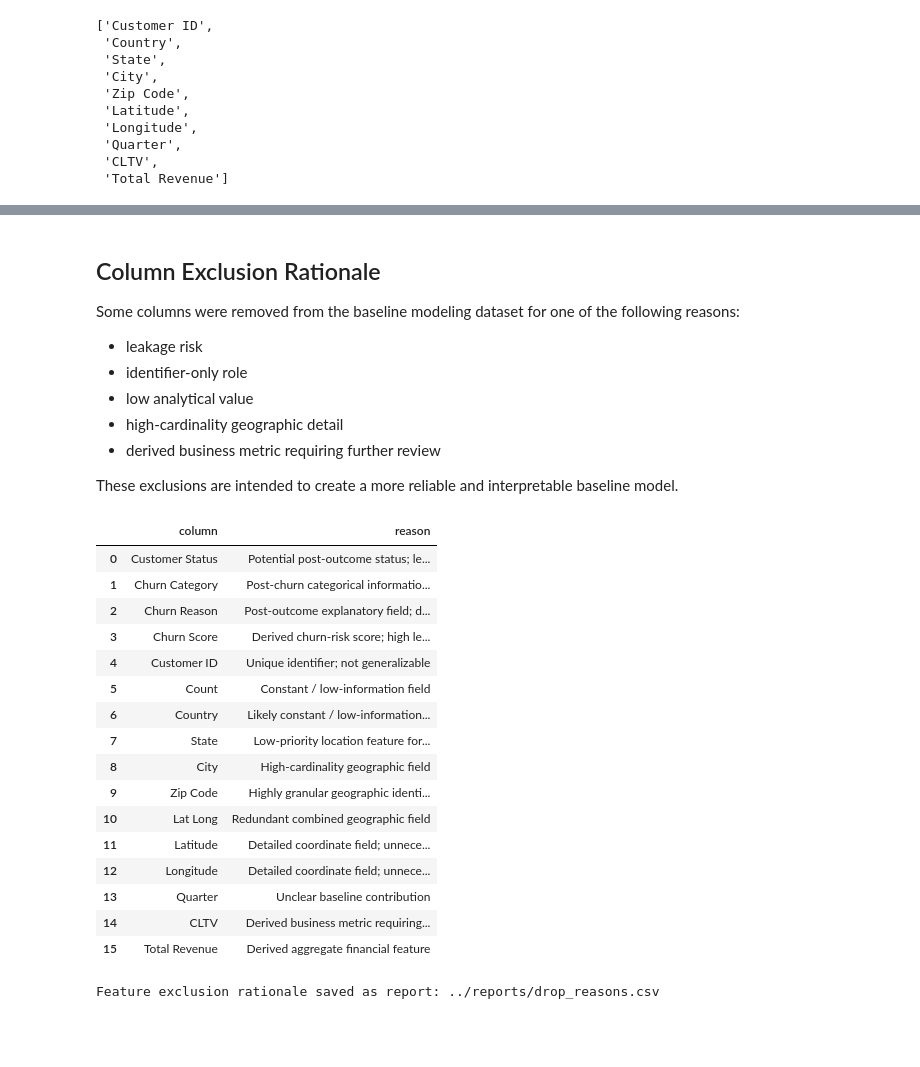
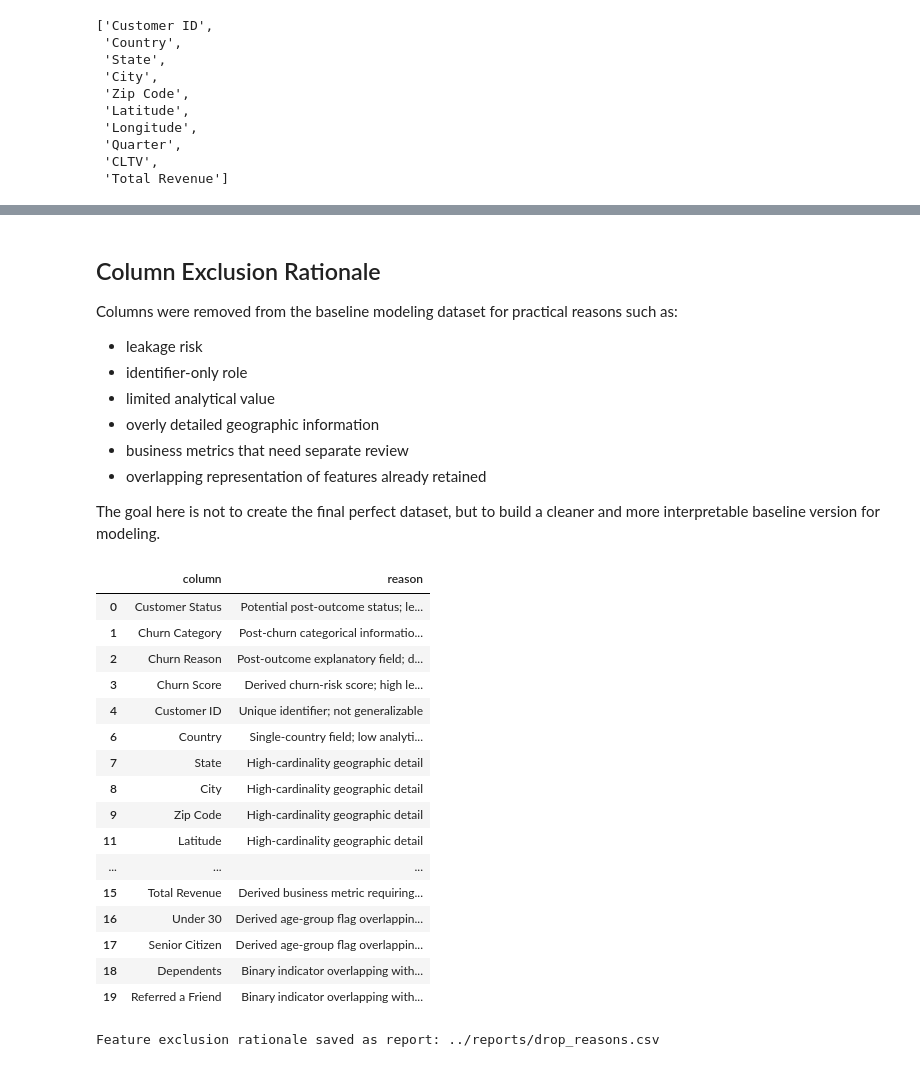
Before and after one commit to GulsaraMirzayeva/telco-churn-capstone, a Jupyter notebook: notebooks/04_preprocessing_and_feature_decisions.ipynb, the cells around one changed output, grey strips where cells are left out. Saved outputs shown, nothing was run; the diff lists cells and outputs as text; code cells hidden in the pictures; blank space fills up the shorter version.

Commit message:
update preprocessing notes and refine baseline feature selection

```diff
--- a/notebooks/04_preprocessing_and_feature_decisions.ipynb
+++ b/notebooks/04_preprocessing_and_feature_decisions.ipynb
@@ -127,0 +166,7 @@ model_df[object_cols] = model_df[object_cols].replace(r"^\s*$", np.nan, regex=Tr
+# %%
+if {"Internet Service", "Internet Type"}.issubset(model_df.columns):
+    no_internet_mask = model_df["Internet Service"].eq("No") & model_df["Internet Type"].isna()
+    model_df.loc[no_internet_mask, "Internet Type"] = "No Internet"
+
+if "Internet Type" in model_df.columns:
+    model_df["Internet Type"] = model_df["Internet Type"].fillna("Missing")
@@ -127,0 +205,3 @@ model_df[object_cols] = model_df[object_cols].replace(r"^\s*$", np.nan, regex=Tr
+# %%
+if "Offer" in model_df.columns:
+    model_df["Offer"] = model_df["Offer"].fillna("No Offer")
@@ -198,15 +368,16 @@ Target-related leakage columns and selected review columns are excluded from the
 # %% [markdown]
 ## Column Exclusion Rationale
 
-Some columns were removed from the baseline modeling dataset for one of the following reasons:
+Columns were removed from the baseline modeling dataset for practical reasons such as:
 
 - leakage risk
 - identifier-only role
-- low analytical value
-- high-cardinality geographic detail
-- derived business metric requiring further review
+- limited analytical value
+- overly detailed geographic information
+- business metrics that need separate review
+- overlapping representation of features already retained
 
-These exclusions are intended to create a more reliable and interpretable baseline model.
+The goal here is not to create the final perfect dataset, but to build a cleaner and more interpretable baseline version for modeling.
 # %%
 drop_reasons = pd.DataFrame({
     "column": [
@@ -216,56 +387,65 @@ drop_reasons = pd.DataFrame({
         "Churn Score",
         "Customer ID",
         "Count",
         "Country",
         "State",
         "City",
         "Zip Code",
         "Lat Long",
         "Latitude",
         "Longitude",
         "Quarter",
         "CLTV",
-        "Total Revenue"
+        "Total Revenue",
+        "Under 30",
+        "Senior Citizen",
+        "Dependents",
+        "Referred a Friend"
     ],
     "reason": [
         "Potential post-outcome status; leakage risk",
         "Post-churn categorical information; direct leakage",
         "Post-outcome explanatory field; direct leakage",
         "Derived churn-risk score; high leakage risk",
         "Unique identifier; not generalizable",
-        "Constant / low-information field",
-        "Likely constant / low-information field",
-        "Low-priority location feature for baseline",
-        "High-cardinality geographic field",
-        "Highly granular geographic identifier",
-        "Redundant combined geographic field",
-        "Detailed coordinate field; unnecessary for baseline",
-        "Detailed coordinate field; unnecessary for baseline",
-        "Unclear baseline contribution",
-        "Derived business metric requiring review",
-        "Derived aggregate financial feature"
+        "Constant / low analytical value",
+        "Single-country field; low analytical value",
+        "High-cardinality geographic detail",
+        "High-cardinality geographic detail",
+        "High-cardinality geographic detail",
+        "High-cardinality geographic detail",
+        "High-cardinality geographic detail",
+        "High-cardinality geographic detail",
+        "Temporal grouping field requiring separate review",
+        "Derived business metric requiring further review",
+        "Derived business metric requiring further review",
+        "Derived age-group flag overlapping with Age",
+        "Derived age-group flag overlapping with Age",
+        "Binary indicator overlapping with Number of Dependents",
+        "Binary indicator overlapping with Number of Referrals"
     ]
 })
 
+drop_reasons = drop_reasons[drop_reasons["column"].isin(model_df.columns)].copy()
 drop_reasons
 # %% [output]
 |  | column | reason |
 | 0 | Customer Status | Potential post-outcome status; le... |
 | 1 | Churn Category | Post-churn categorical informatio... |
 | 2 | Churn Reason | Post-outcome explanatory field; d... |
 | 3 | Churn Score | Derived churn-risk score; high le... |
 | 4 | Customer ID | Unique identifier; not generalizable |
-| 5 | Count | Constant / low-information field |
-| 6 | Country | Likely constant / low-information... |
-| 7 | State | Low-priority location feature for... |
-| 8 | City | High-cardinality geographic field |
-| 9 | Zip Code | Highly granular geographic identi... |
-| 10 | Lat Long | Redundant combined geographic field |
-| 11 | Latitude | Detailed coordinate field; unnece... |
-| 12 | Longitude | Detailed coordinate field; unnece... |
-| 13 | Quarter | Unclear baseline contribution |
-| 14 | CLTV | Derived business metric requiring... |
-| 15 | Total Revenue | Derived aggregate financial feature |
+| 6 | Country | Single-country field; low analyti... |
+| 7 | State | High-cardinality geographic detail |
+| 8 | City | High-cardinality geographic detail |
+| 9 | Zip Code | High-cardinality geographic detail |
+| 11 | Latitude | High-cardinality geographic detail |
+| ... | ... | ... |
+| 15 | Total Revenue | Derived business metric requiring... |
+| 16 | Under 30 | Derived age-group flag overlappin... |
+| 17 | Senior Citizen | Derived age-group flag overlappin... |
+| 18 | Dependents | Binary indicator overlapping with... |
+| 19 | Referred a Friend | Binary indicator overlapping with... |
 # %%
 report_path = "../reports/drop_reasons.csv"
 drop_reasons.to_csv(report_path, index=False)
```
Also changed, not shown: parts of 24 cells of this notebook, 1 other file.
